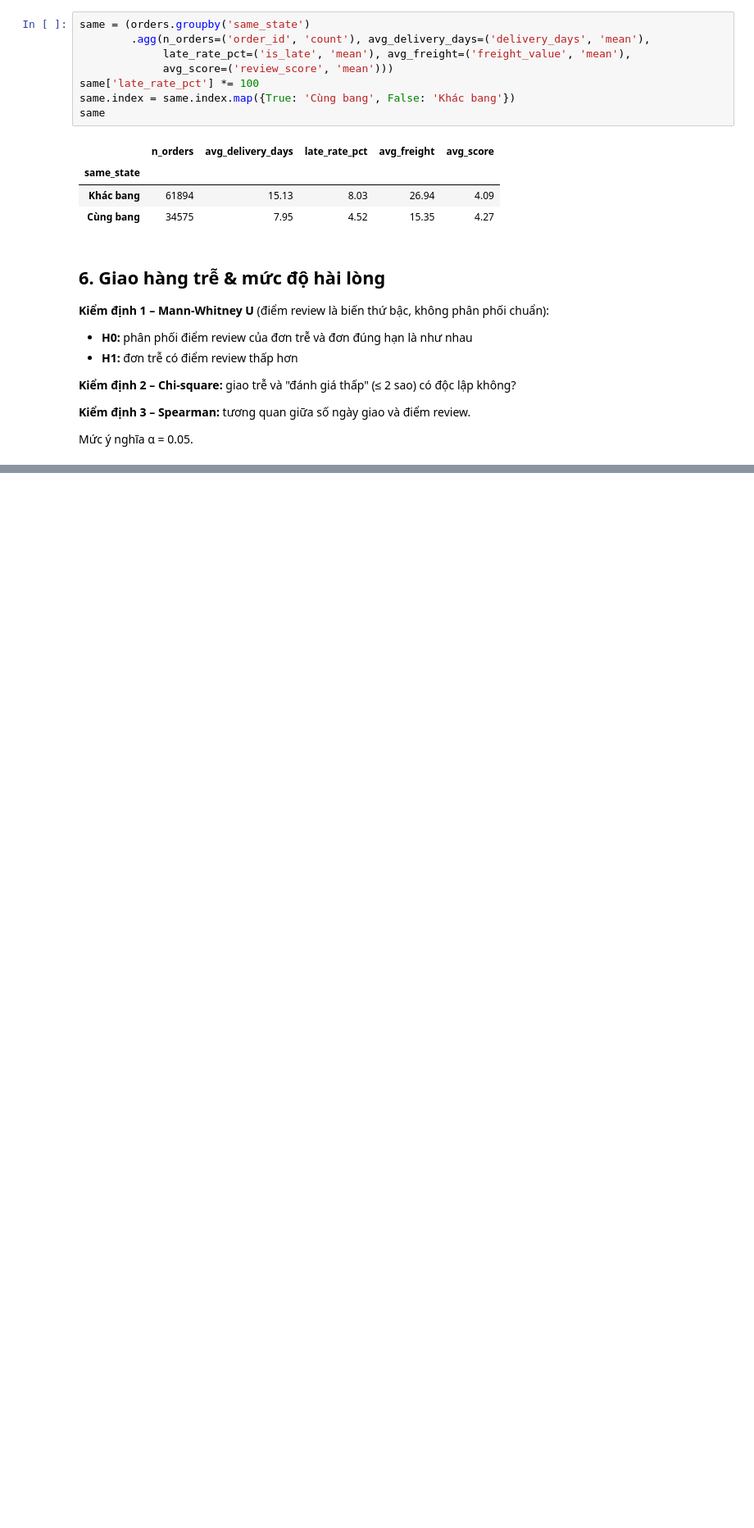
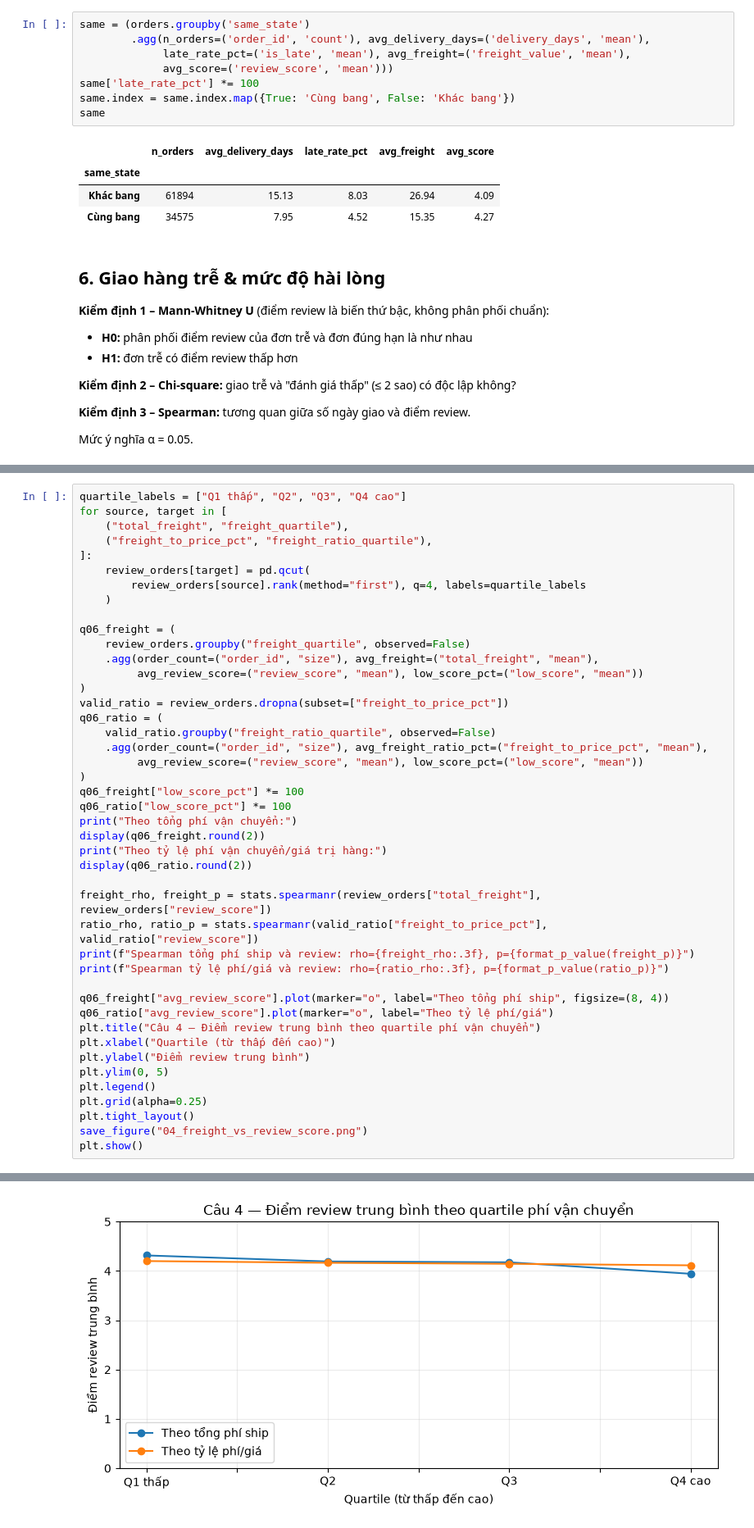
Before and after one commit to TrungTayNA/ADY291c-AI2107-Group2, a Jupyter notebook: Notebooks/04_analysis_python.ipynb, the cells around one changed output, grey strips where cells are left out. Shown at 82% size. Cells and saved outputs as stored; diff of their text form; blank space fills up the shorter version.

```diff
--- a/Notebooks/04_analysis_python.ipynb
+++ b/Notebooks/04_analysis_python.ipynb
@@ -353,0 +370,45 @@ Chi tiêu TB: khách 1 lần = 160.76 BRL | khách quay lại = 308.59 BRL
+# %%
+quartile_labels = ["Q1 thấp", "Q2", "Q3", "Q4 cao"]
+for source, target in [
+    ("total_freight", "freight_quartile"),
+    ("freight_to_price_pct", "freight_ratio_quartile"),
+]:
+    review_orders[target] = pd.qcut(
+        review_orders[source].rank(method="first"), q=4, labels=quartile_labels
+    )
+
+q06_freight = (
+    review_orders.groupby("freight_quartile", observed=False)
+    .agg(order_count=("order_id", "size"), avg_freight=("total_freight", "mean"),
+         avg_review_score=("review_score", "mean"), low_score_pct=("low_score", "mean"))
+)
+valid_ratio = review_orders.dropna(subset=["freight_to_price_pct"])
+q06_ratio = (
+    valid_ratio.groupby("freight_ratio_quartile", observed=False)
+    .agg(order_count=("order_id", "size"), avg_freight_ratio_pct=("freight_to_price_pct", "mean"),
+         avg_review_score=("review_score", "mean"), low_score_pct=("low_score", "mean"))
+)
+q06_freight["low_score_pct"] *= 100
+q06_ratio["low_score_pct"] *= 100
+print("Theo tổng phí vận chuyển:")
+display(q06_freight.round(2))
+print("Theo tỷ lệ phí vận chuyển/giá trị hàng:")
+display(q06_ratio.round(2))
+
+freight_rho, freight_p = stats.spearmanr(review_orders["total_freight"], review_orders["review_score"])
+ratio_rho, ratio_p = stats.spearmanr(valid_ratio["freight_to_price_pct"], valid_ratio["review_score"])
+print(f"Spearman tổng phí ship và review: rho={freight_rho:.3f}, p={format_p_value(freight_p)}")
+print(f"Spearman tỷ lệ phí/giá và review: rho={ratio_rho:.3f}, p={format_p_value(ratio_p)}")
+
+q06_freight["avg_review_score"].plot(marker="o", label="Theo tổng phí ship", figsize=(8, 4))
+q06_ratio["avg_review_score"].plot(marker="o", label="Theo tỷ lệ phí/giá")
+plt.title("Câu 4 — Điểm review trung bình theo quartile phí vận chuyển")
+plt.xlabel("Quartile (từ thấp đến cao)")
+plt.ylabel("Điểm review trung bình")
+plt.ylim(0, 5)
+plt.legend()
+plt.grid(alpha=0.25)
+plt.tight_layout()
+save_figure("04_freight_vs_review_score.png")
+plt.show()
+# %% [output]
@@ -353,0 +431 @@ Chi tiêu TB: khách 1 lần = 160.76 BRL | khách quay lại = 308.59 BRL
+[figure, added]
```
Also changed, not shown: parts of 38 cells of this notebook, 14 other files.
